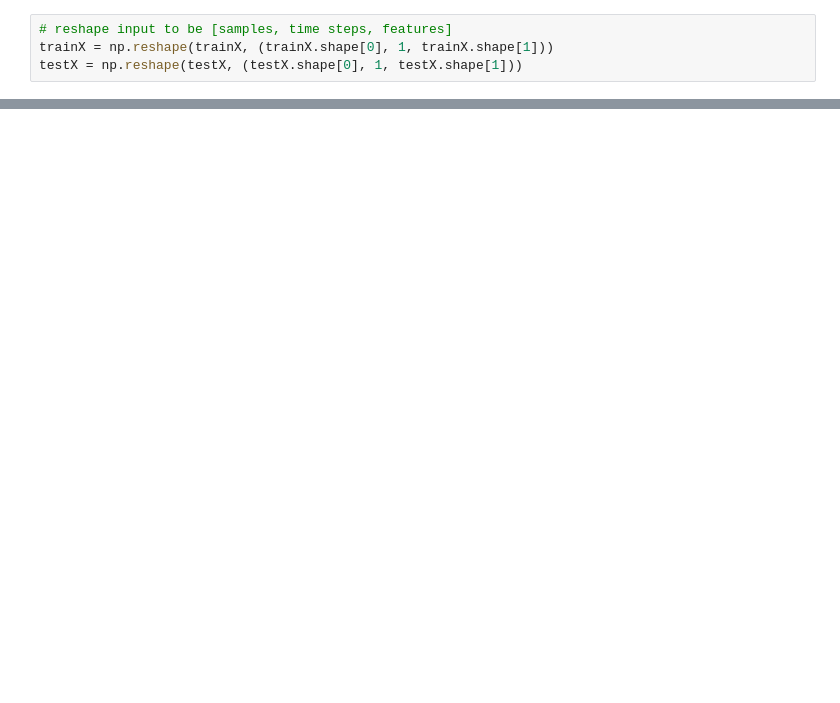
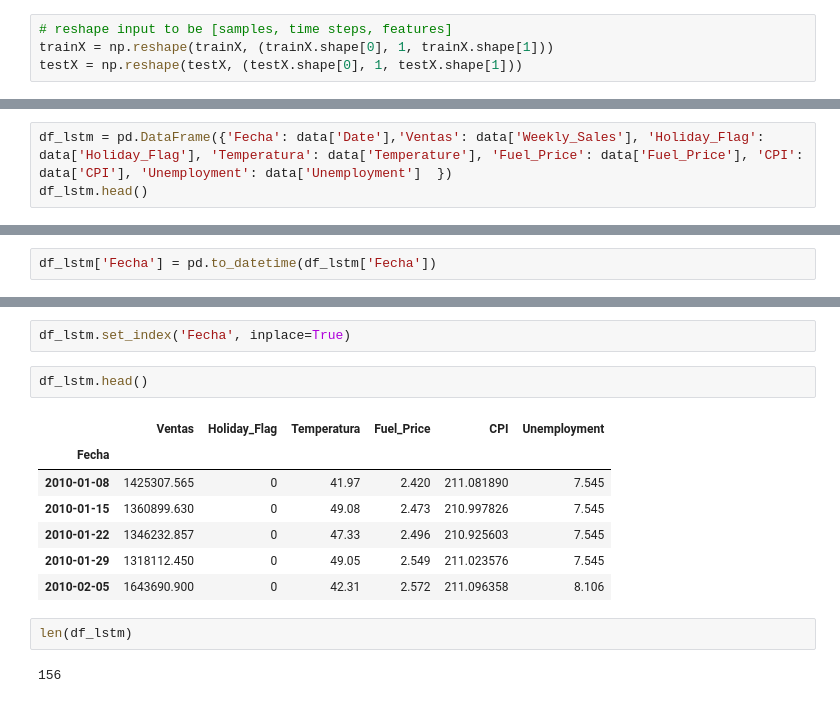
Before and after one commit to jgerezrodriguez/ProyectoFinalJG, a Jupyter notebook: ProyectoFinal-Rev1.ipynb, the cells around one changed output, grey strips where cells are left out. Drawn from its saved outputs; the diff is of its cells as text; blank space fills up the shorter version.

```diff
--- a/ProyectoFinal-Rev1.ipynb
+++ b/ProyectoFinal-Rev1.ipynb
@@ -1135,0 +1513,3 @@ plt.show()
+# %%
+df_lstm = pd.DataFrame({'Fecha': data['Date'],'Ventas': data['Weekly_Sales'], 'Holiday_Flag': data['Holiday_Flag'], 'Temperatura': data['Temperature'], 'Fuel_Price': data['Fuel_Price'], 'CPI': data['CPI'], 'Unemployment': data['Unemployment']  })
+df_lstm.head()
@@ -1135,0 +1540,2 @@ plt.show()
+# %%
+df_lstm['Fecha'] = pd.to_datetime(df_lstm['Fecha'])
@@ -1135,0 +1559,16 @@ plt.show()
+# %%
+df_lstm.set_index('Fecha', inplace=True)
+# %%
+df_lstm.head()
+# %% [output]
+|  | Ventas | Holiday_Flag | Temperatura | Fuel_Price | CPI | Unemployment |
+| Fecha |  |  |  |  |  |  |
+| 2010-01-08 | 1425307.565 | 0 | 41.97 | 2.420 | 211.081890 | 7.545 |
+| 2010-01-15 | 1360899.630 | 0 | 49.08 | 2.473 | 210.997826 | 7.545 |
+| 2010-01-22 | 1346232.857 | 0 | 47.33 | 2.496 | 210.925603 | 7.545 |
+| 2010-01-29 | 1318112.450 | 0 | 49.05 | 2.549 | 211.023576 | 7.545 |
+| 2010-02-05 | 1643690.900 | 0 | 42.31 | 2.572 | 211.096358 | 8.106 |
+# %%
+len(df_lstm)
+# %% [output]
+156
```
Also changed, not shown: parts of 65 cells of this notebook, 4 other files.
